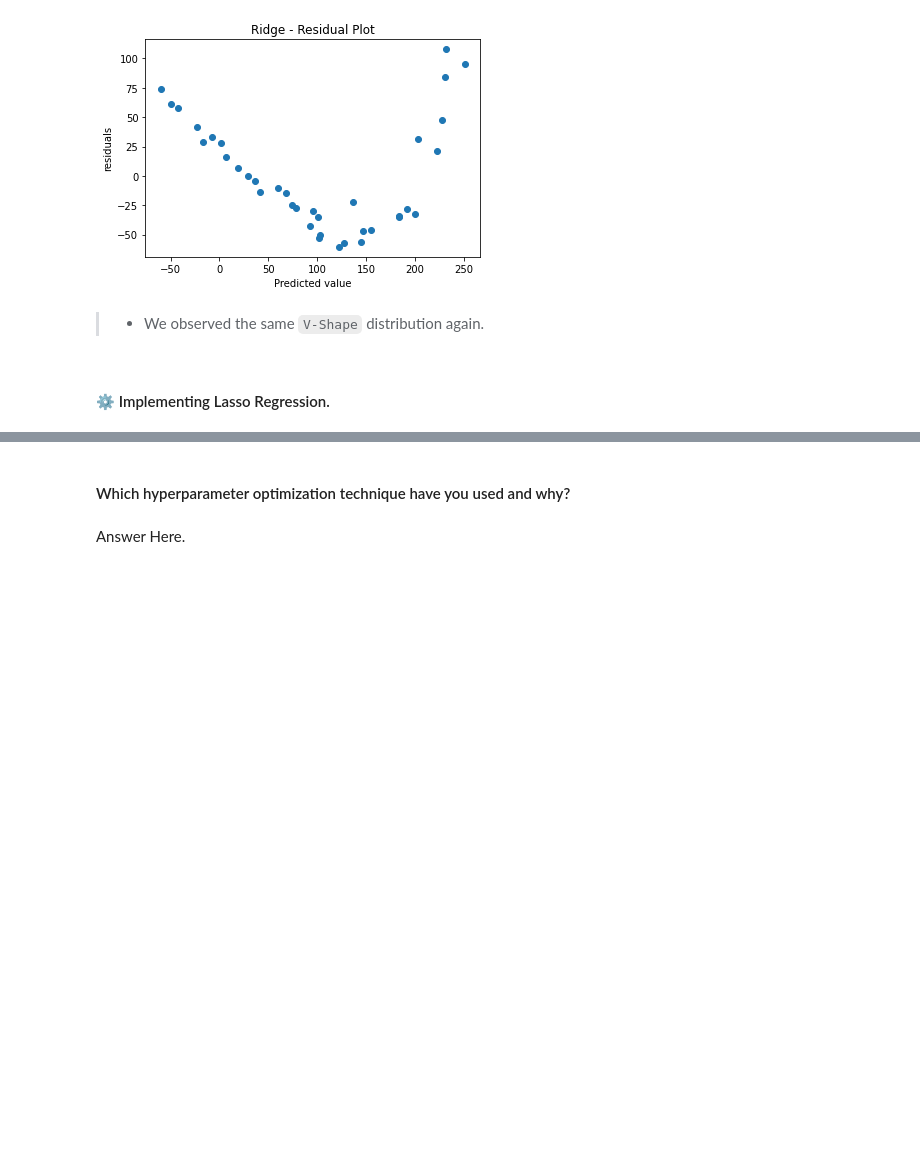
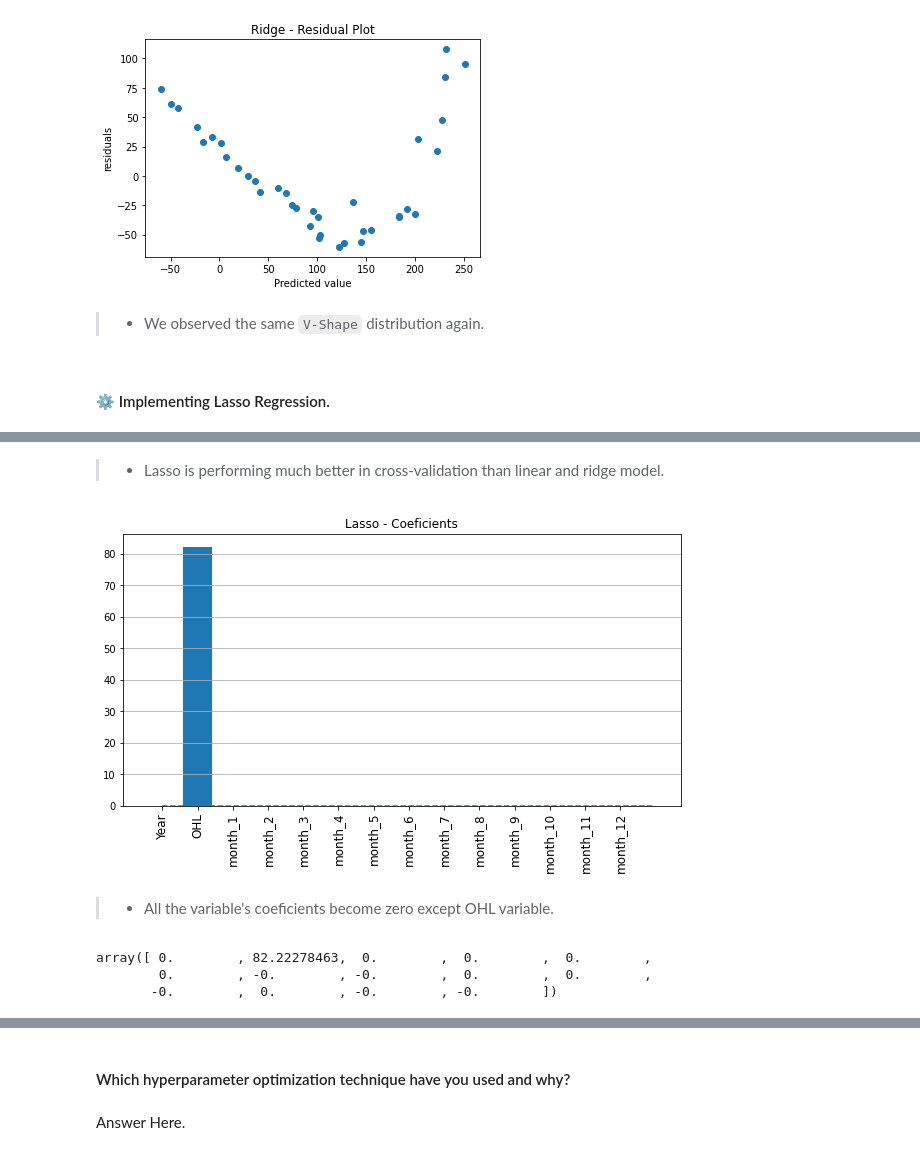
Before and after one commit to ashish-mali/Regression-Yes-Bank-Stock-Closing-Price-Prediction, a Jupyter notebook: Yes_Bank_Stock_Closing_Price_Prediction_Capstone_Project.ipynb, the cells around one changed output, grey strips where cells are left out. Saved outputs shown, nothing was run; the diff lists cells and outputs as text; code cells hidden in the pictures; blank space fills up the shorter version.

```diff
--- a/Yes_Bank_Stock_Closing_Price_Prediction_Capstone_Project.ipynb
+++ b/Yes_Bank_Stock_Closing_Price_Prediction_Capstone_Project.ipynb
@@ -2444,0 +2519,17 @@ check_homoscedasticity(model = ridge, model_name = 'Ridge')
+# %% [markdown]
+>* Lasso is performing much better in cross-validation than linear and ridge model.
+# %%
+# visualizing cofficients - Lasso
+plt.figure(figsize = (10,5))
+plot_coef(model = lasso, model_name = 'Lasso')
+# %% [output]
+[figure, added]
+# %% [markdown]
+>* All the variable's coeficients become zero except OHL variable.
+# %%
+# lasso coeficients
+lasso.coef_
+# %% [output]
+array([ 0.        , 82.22278463,  0.        ,  0.        ,  0.        ,
+        0.        , -0.        , -0.        ,  0.        ,  0.        ,
+       -0.        ,  0.        , -0.        , -0.        ])
```
Also changed, not shown: parts of 12 cells of this notebook.
